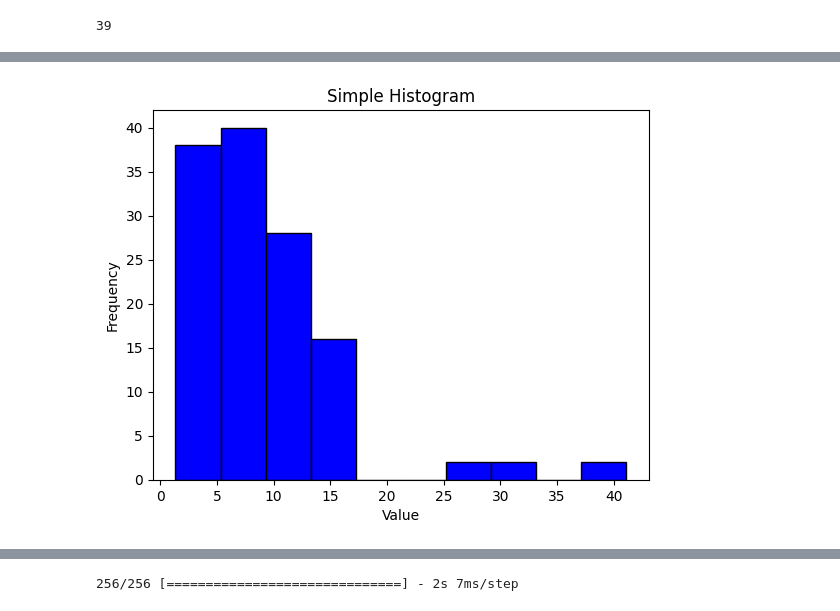
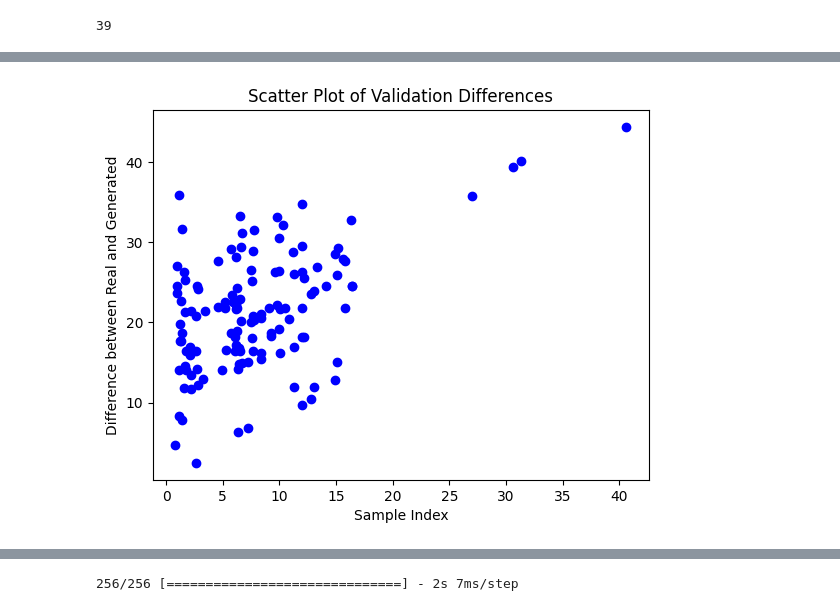
Before and after one commit to hayleypc/HawaiiClimate, a Jupyter notebook: soil_gan.ipynb, the cells around one changed output, grey strips where cells are left out. Cells and saved outputs as stored; diff of their text form; code cells hidden in the pictures.

```diff
--- a/soil_gan.ipynb
+++ b/soil_gan.ipynb
@@ -90,15 +90,34 @@ def train_gan(generator, discriminator, gan, epochs, batch_size, latent_dim, val
 
 
         if epoch % 100 == 0:
+          # data = validate_generator()
           data = validate_generator()
+          x_values = [ datum[0] for datum in data]
+          y_values = [ datum[1] for datum in data]
 
-          # Create a histogram
-          plt.hist(data, bins=10, color='blue', edgecolor='black')
+          # Create a scatter plot
+          plt.scatter(x_values, y_values, color='blue')
 
           # Add labels and title
-          plt.xlabel('Value')
-          plt.ylabel('Frequency')
-          plt.title('Simple Histogram')
+          plt.xlabel('Sample Index')
+          plt.ylabel('Difference between Real and Generated')
+          plt.title('Scatter Plot of Validation Differences')
 
           # Show the plot
           plt.show()
+# %%
+# data = validate_generator()
+data = validate_generator()
+x_values = [ datum[0] for datum in data]
+y_values = [ datum[1] for datum in data]
+
+# Create a scatter plot
+plt.scatter(x_values, y_values, color='blue')
+
+# Add labels and title
+plt.xlabel('Sample Index')
+plt.ylabel('Difference between Real and Generated')
+plt.title('Scatter Plot of Validation Differences')
+
+# Show the plot
+plt.show()
@@ -200,7 +247,7 @@ discriminator = build_discriminator(sequence_length)
 gan = build_gan(generator, discriminator)
 
 # Set the initial learning rate
-initial_learning_rate = 0.0002
+initial_learning_rate = 0.00001
 
 # Create optimizers for the generator and discriminator
 generator_optimizer = Adam(learning_rate=initial_learning_rate, beta_1=0.5)
@@ -258,5 +305,5 @@ val_gen = real_sequence_generator(val_sequences, batch_size)
 # Train the GAN with validation
 import matplotlib.pyplot as plt
 
-train_gan(generator, discriminator, gan, epochs=10000, batch_size=128, latent_dim=latent_dim, val_gen=val_gen)
+train_gan(generator, discriminator, gan, epochs=1, batch_size=128, latent_dim=latent_dim, val_gen=val_gen)
 # %% [output]
@@ -271 +327 @@ Epoch: 1/10000, D Loss: [0.7018973  0.42578125], G Loss: 0.25080591440200806, Va
-[figure, old version]
+[figure, new version]
```
Also changed, not shown: parts of 3 cells of this notebook.
